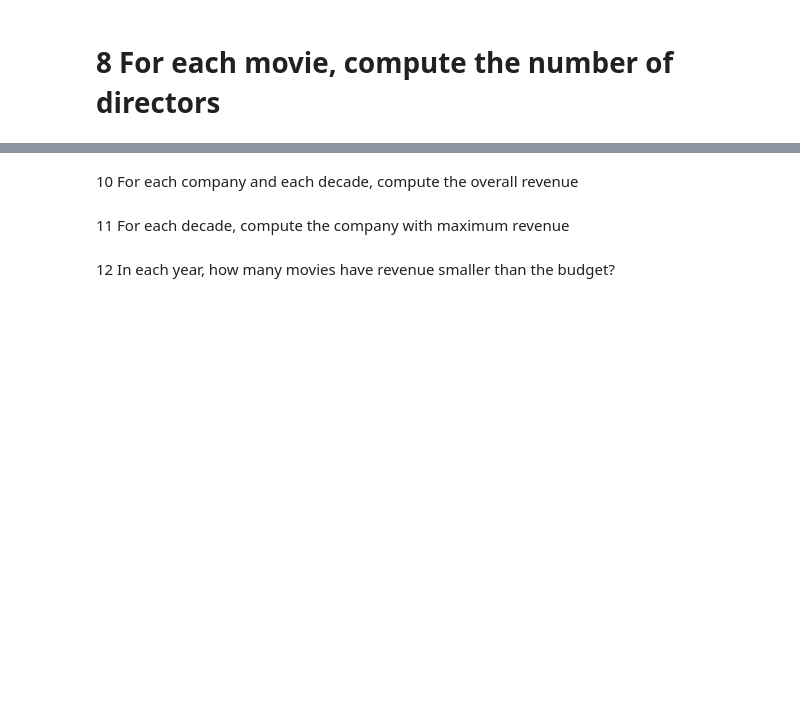
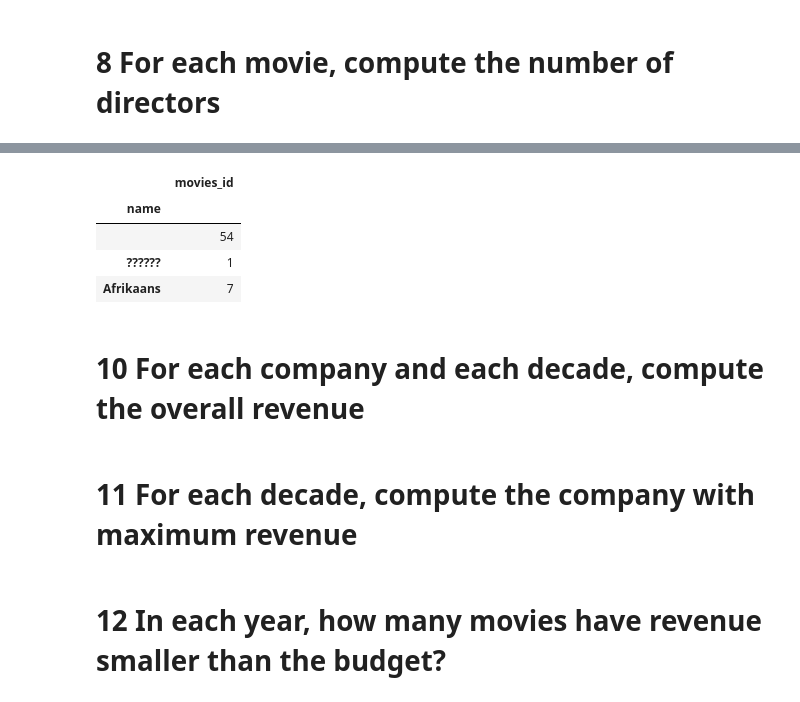
Before and after one commit to JCRCS/ComputerScienceTest, a Jupyter notebook: CSTest.ipynb, the cells around one changed output, grey strips where cells are left out. Drawn from its saved outputs; the diff is of its cells as text; code cells hidden in the pictures; blank space fills up the shorter version.

```diff
--- a/CSTest.ipynb
+++ b/CSTest.ipynb
@@ -229,6 +240,14 @@ pd.merge(movies[['id','original_title']],
+# %%
+movies_spoken_languages.groupby('name')[['movies_id']].count().head(3)
+# %% [output]
+|  | movies_id |
+| name |  |
+|  | 54 |
+| ?????? | 1 |
+| Afrikaans | 7 |
 # %% [markdown]
-10 For each company and each decade, compute the overall revenue
+# 10 For each company and each decade, compute the overall revenue
 # %% [markdown]
-11 For each decade, compute the company with maximum revenue
+# 11 For each decade, compute the company with maximum revenue
 # %% [markdown]
-12 In each year, how many movies have revenue smaller than the budget?
+# 12 In each year, how many movies have revenue smaller than the budget?
```
Also changed, not shown: parts of 2 cells of this notebook.
